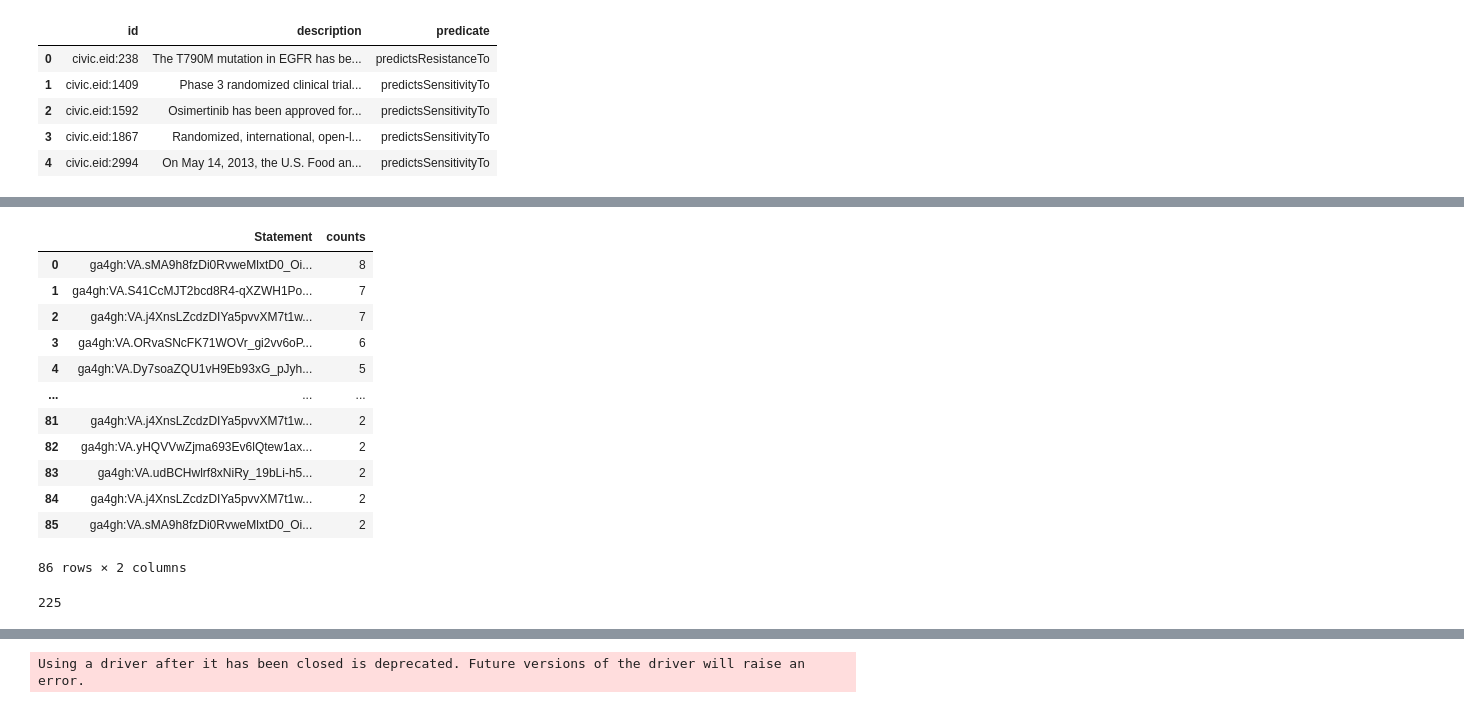
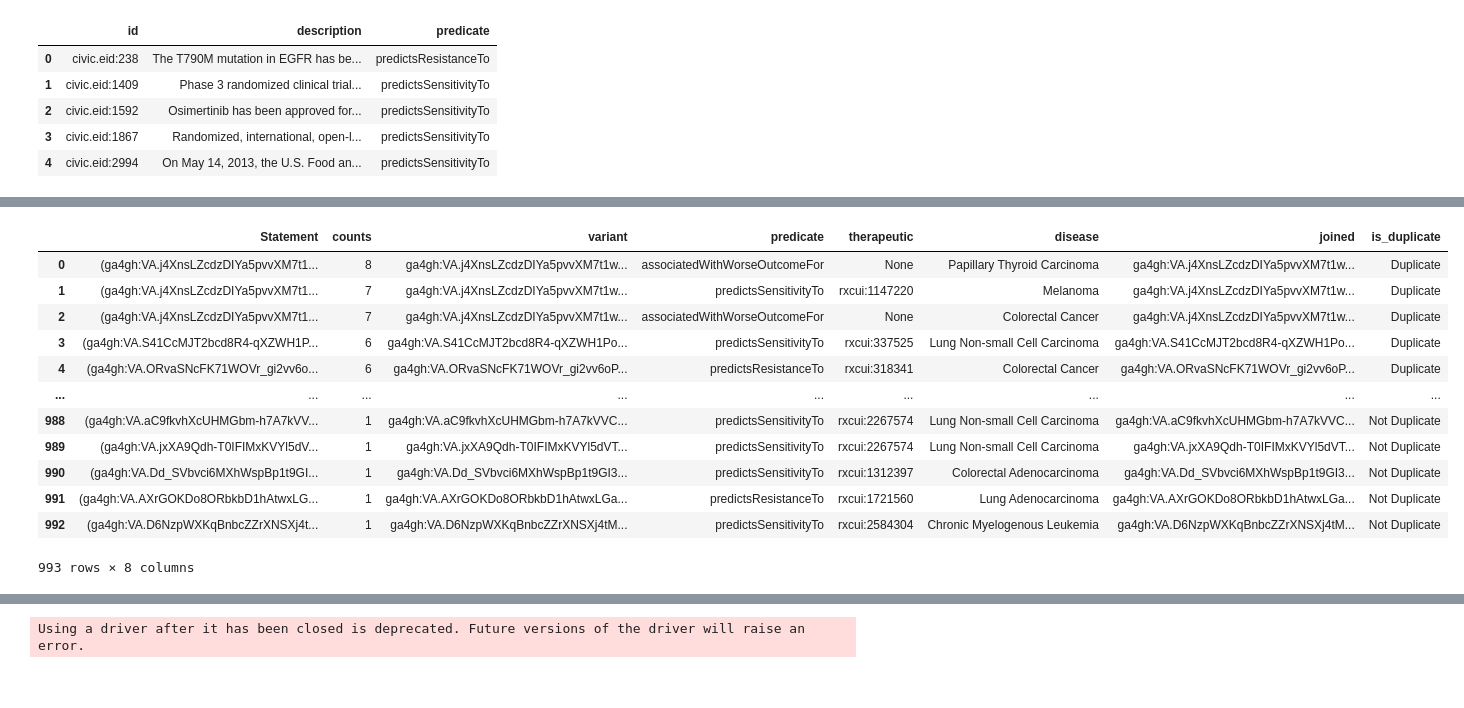
Before and after one commit to cancervariants/metakb, a Jupyter notebook: notebooks/statements.ipynb, the cells around one changed output, grey strips where cells are left out. Drawn from its saved outputs; the diff is of its cells as text; code cells hidden in the pictures.

```diff
--- a/notebooks/statements.ipynb
+++ b/notebooks/statements.ipynb
@@ -7,28 +15,22 @@ import re
 # %%
-# Function to create a connection to the Neo4j database
 def create_db_connection(uri, user, password):
     driver = GraphDatabase.driver(uri, auth=(user, password))
     return driver
 
-# Function to execute a Cypher query
 def execute_query(driver, query):
     with driver.session() as session:
         result = session.run(query)
         return [record for record in result]
 
-# Connect to the Neo4j database
+# Connection Objects
 uri = "bolt://localhost:7687"
 user = "neo4j"
-password = "password"  # Replace 'your_password' with your actual password
+password = "password"
 driver = create_db_connection(uri, user, password)
 
-
-query_studies = """MATCH (s:Study)
+query_studies = """MATCH (s:StudyStatement)
     RETURN properties(s) AS Study
 """
-
-# Execute the query
 result = execute_query(driver, query_studies)
 
-# Close the connection
 driver.close()
@@ -154,9 +172,9 @@ df
 # %%
 df['statement_full'] = None
 for idx, row in df.iterrows():
-    sentence = f"{row['subject']} {row['predicate']} treatment by {row['obj']} for the disease {row['qualifier']}"
+    sentence = (row['subject'], row['predicate'], row['obj'], row['qualifier'])
     df.at[idx, 'statement_full'] = sentence
 
-df
+df[0:5]
 # %% [output]
 |  | id | description | predicate | subject | obj | qualifier | statement_full |
@@ -213,0 +251,18 @@ df[df['subject']=='ga4gh:VA.j4XnsLZcdzDIYa5pvvXM7t1wn9OITr0L'].reset_index(drop=
+# %%
+data['variant'] = None
+data['predicate'] = None
+data['therapeutic'] = None
+data['disease'] = None
+
+# Plotly handles tuples weird, use this to graph in the future
+data['joined'] = None
+
+for idx, row in data.iterrows():
+    data.at[idx, 'variant'] = row['Statement'][0]
+    data.at[idx, 'predicate'] = row['Statement'][1]
+    data.at[idx, 'therapeutic'] = row['Statement'][2]
+    data.at[idx, 'disease'] = row['Statement'][3]
+    data.at[idx, 'joined'] = ', '.join(str(item) if item is not None else 'None' for item in row['Statement'])
+
+
+data
@@ -214,20 +293,16 @@ df[df['subject']=='ga4gh:VA.j4XnsLZcdzDIYa5pvvXM7t1wn9OITr0L'].reset_index(drop=
 # %%
-data[0:86]
+data
 # %% [output]
-|  | Statement | counts |
-| 0 | ga4gh:VA.sMA9h8fzDi0RvweMlxtD0_Oi... | 8 |
-| 1 | ga4gh:VA.S41CcMJT2bcd8R4-qXZWH1Po... | 7 |
-| 2 | ga4gh:VA.j4XnsLZcdzDIYa5pvvXM7t1w... | 7 |
-| 3 | ga4gh:VA.ORvaSNcFK71WOVr_gi2vv6oP... | 6 |
-| 4 | ga4gh:VA.Dy7soaZQU1vH9Eb93xG_pJyh... | 5 |
-| ... | ... | ... |
-| 81 | ga4gh:VA.j4XnsLZcdzDIYa5pvvXM7t1w... | 2 |
-| 82 | ga4gh:VA.yHQVVwZjma693Ev6lQtew1ax... | 2 |
-| 83 | ga4gh:VA.udBCHwlrf8xNiRy_19bLi-h5... | 2 |
-| 84 | ga4gh:VA.j4XnsLZcdzDIYa5pvvXM7t1w... | 2 |
-| 85 | ga4gh:VA.sMA9h8fzDi0RvweMlxtD0_Oi... | 2 |
+|  | Statement | counts | variant | predicate | therapeutic | disease | joined | is_duplicate |
+| 0 | (ga4gh:VA.j4XnsLZcdzDIYa5pvvXM7t1... | 8 | ga4gh:VA.j4XnsLZcdzDIYa5pvvXM7t1w... | associatedWithWorseOutcomeFor | None | Papillary Thyroid Carcinoma | ga4gh:VA.j4XnsLZcdzDIYa5pvvXM7t1w... | Duplicate |
+| 1 | (ga4gh:VA.j4XnsLZcdzDIYa5pvvXM7t1... | 7 | ga4gh:VA.j4XnsLZcdzDIYa5pvvXM7t1w... | predictsSensitivityTo | rxcui:1147220 | Melanoma | ga4gh:VA.j4XnsLZcdzDIYa5pvvXM7t1w... | Duplicate |
+| 2 | (ga4gh:VA.j4XnsLZcdzDIYa5pvvXM7t1... | 7 | ga4gh:VA.j4XnsLZcdzDIYa5pvvXM7t1w... | associatedWithWorseOutcomeFor | None | Colorectal Cancer | ga4gh:VA.j4XnsLZcdzDIYa5pvvXM7t1w... | Duplicate |
+| 3 | (ga4gh:VA.S41CcMJT2bcd8R4-qXZWH1P... | 6 | ga4gh:VA.S41CcMJT2bcd8R4-qXZWH1Po... | predictsSensitivityTo | rxcui:337525 | Lung Non-small Cell Carcinoma | ga4gh:VA.S41CcMJT2bcd8R4-qXZWH1Po... | Duplicate |
+| 4 | (ga4gh:VA.ORvaSNcFK71WOVr_gi2vv6o... | 6 | ga4gh:VA.ORvaSNcFK71WOVr_gi2vv6oP... | predictsResistanceTo | rxcui:318341 | Colorectal Cancer | ga4gh:VA.ORvaSNcFK71WOVr_gi2vv6oP... | Duplicate |
+| ... | ... | ... | ... | ... | ... | ... | ... | ... |
+| 988 | (ga4gh:VA.aC9fkvhXcUHMGbm-h7A7kVV... | 1 | ga4gh:VA.aC9fkvhXcUHMGbm-h7A7kVVC... | predictsSensitivityTo | rxcui:2267574 | Lung Non-small Cell Carcinoma | ga4gh:VA.aC9fkvhXcUHMGbm-h7A7kVVC... | Not Duplicate |
+| 989 | (ga4gh:VA.jxXA9Qdh-T0IFIMxKVYl5dV... | 1 | ga4gh:VA.jxXA9Qdh-T0IFIMxKVYl5dVT... | predictsSensitivityTo | rxcui:2267574 | Lung Non-small Cell Carcinoma | ga4gh:VA.jxXA9Qdh-T0IFIMxKVYl5dVT... | Not Duplicate |
+| 990 | (ga4gh:VA.Dd_SVbvci6MXhWspBp1t9GI... | 1 | ga4gh:VA.Dd_SVbvci6MXhWspBp1t9GI3... | predictsSensitivityTo | rxcui:1312397 | Colorectal Adenocarcinoma | ga4gh:VA.Dd_SVbvci6MXhWspBp1t9GI3... | Not Duplicate |
+| 991 | (ga4gh:VA.AXrGOKDo8ORbkbD1hAtwxLG... | 1 | ga4gh:VA.AXrGOKDo8ORbkbD1hAtwxLGa... | predictsResistanceTo | rxcui:1721560 | Lung Adenocarcinoma | ga4gh:VA.AXrGOKDo8ORbkbD1hAtwxLGa... | Not Duplicate |
+| 992 | (ga4gh:VA.D6NzpWXKqBnbcZZrXNSXj4t... | 1 | ga4gh:VA.D6NzpWXKqBnbcZZrXNSXj4tM... | predictsSensitivityTo | rxcui:2584304 | Chronic Myelogenous Leukemia | ga4gh:VA.D6NzpWXKqBnbcZZrXNSXj4tM... | Not Duplicate |
-86 rows × 2 columns
+993 rows × 8 columns
-# %%
-data['counts'][0:86].sum()
-# %% [output]
-225
```
Also changed, not shown: parts of 39 cells of this notebook, 2 other files.
